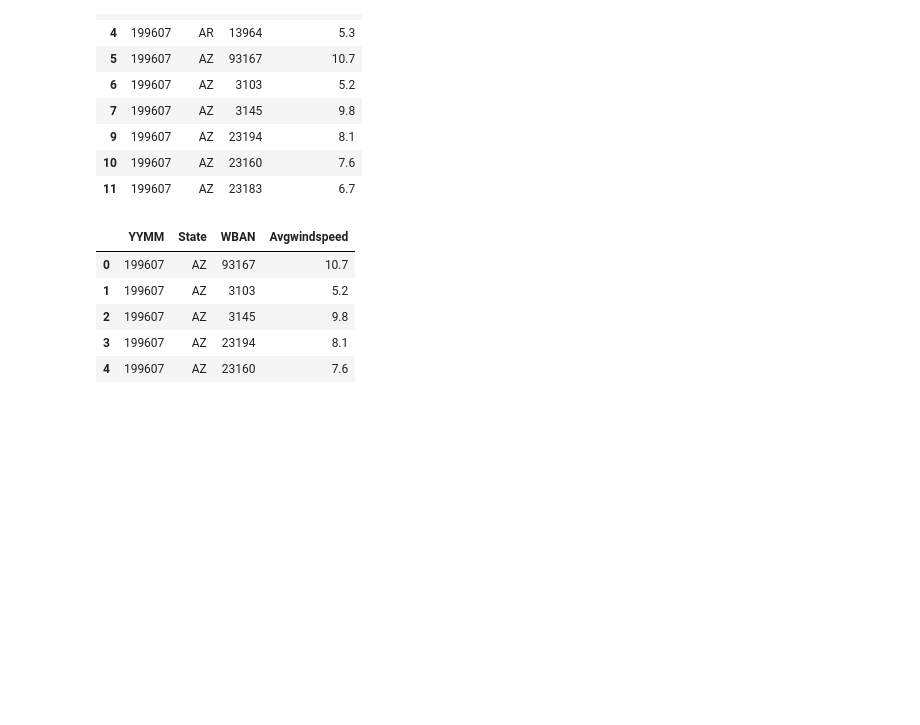
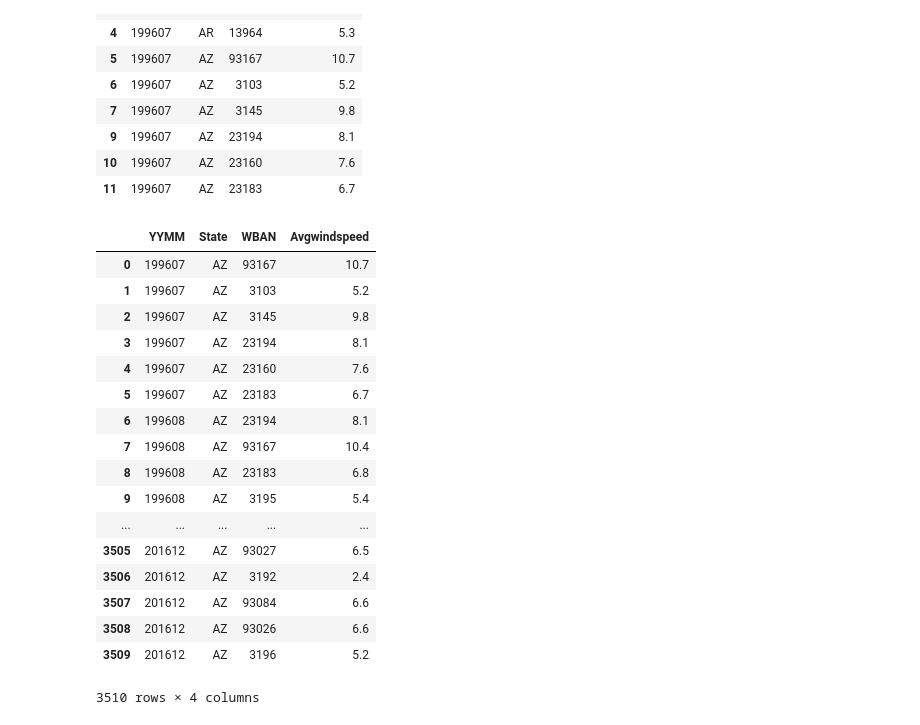
Before and after one commit to tydpan/EASE-Project, a Jupyter notebook: Arranged_Data/DF_WeatherData_Wind.ipynb, the cells around one changed output. Saved outputs shown, nothing was run; the diff lists cells and outputs as text; code cells hidden in the pictures; blank space fills up the shorter version.

```diff
--- a/Arranged_Data/DF_WeatherData_Wind.ipynb
+++ b/Arranged_Data/DF_WeatherData_Wind.ipynb
@@ -48,16 +48,29 @@ See the caveats in the documentation: http://pandas.pydata.org/pandas-docs/stabl
 # %%
 #extract one state and reset index
 AZ = windspeed[windspeed['State'].isin(['AZ'])]
 AZ.reset_index(inplace=True)
 AZ = AZ.iloc[:,1:]
 AZ.head()
+AZ
 # %% [output]
 |  | YYMM | State | WBAN | Avgwindspeed |
 | 0 | 199607 | AZ | 93167 | 10.7 |
 | 1 | 199607 | AZ | 3103 | 5.2 |
 | 2 | 199607 | AZ | 3145 | 9.8 |
 | 3 | 199607 | AZ | 23194 | 8.1 |
 | 4 | 199607 | AZ | 23160 | 7.6 |
+| 5 | 199607 | AZ | 23183 | 6.7 |
+| 6 | 199608 | AZ | 23194 | 8.1 |
+| 7 | 199608 | AZ | 93167 | 10.4 |
+| 8 | 199608 | AZ | 23183 | 6.8 |
+| 9 | 199608 | AZ | 3195 | 5.4 |
+| ... | ... | ... | ... | ... |
+| 3505 | 201612 | AZ | 93027 | 6.5 |
+| 3506 | 201612 | AZ | 3192 | 2.4 |
+| 3507 | 201612 | AZ | 93084 | 6.6 |
+| 3508 | 201612 | AZ | 93026 | 6.6 |
+| 3509 | 201612 | AZ | 3196 | 5.2 |
+3510 rows × 4 columns
 # %%
 AZ.YYMM = AZ.YYMM.astype(str)#convert items in AZ.YYMM from int to str
 # %%
```
Also changed, not shown: parts of 4 cells of this notebook.
